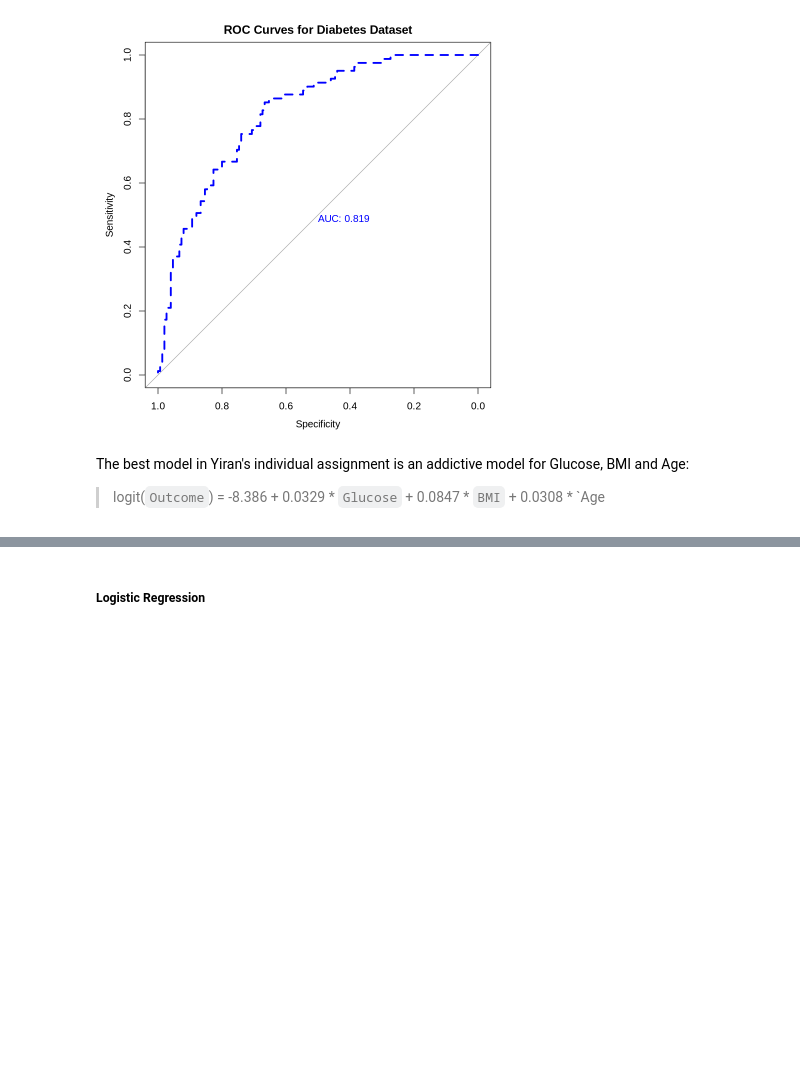
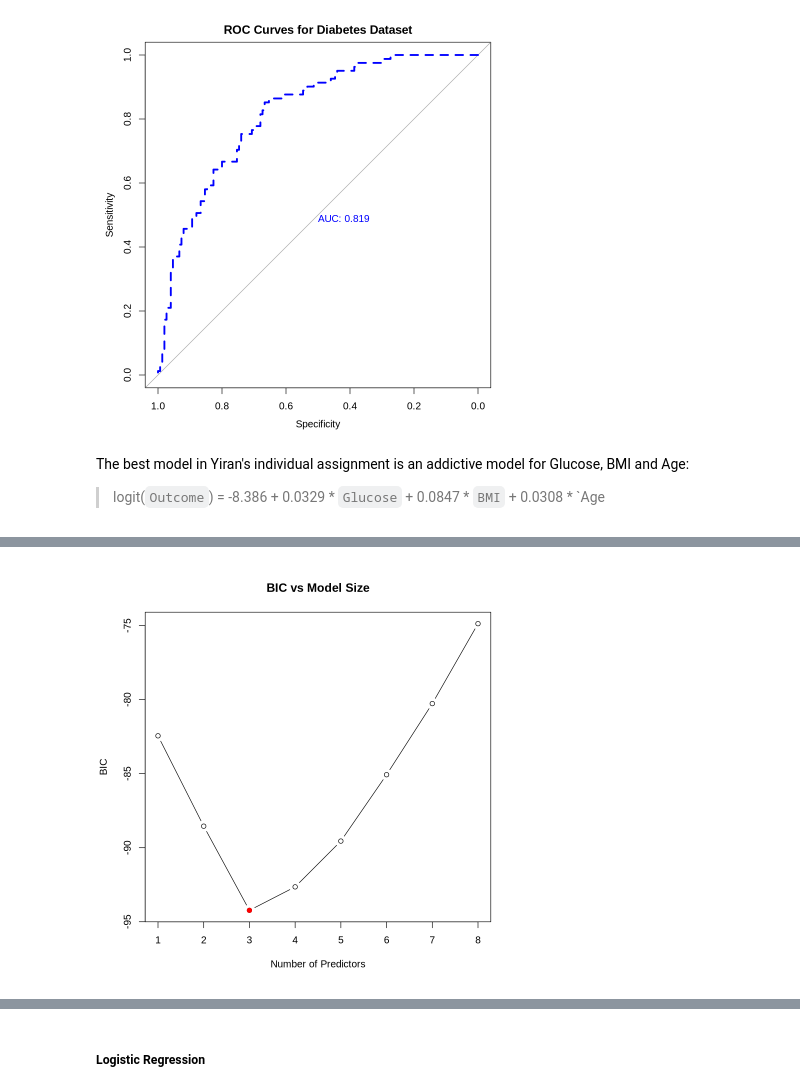
Before and after one commit to yoykyL/STAT301-Final-Report, a Jupyter notebook: Final_Report.ipynb, the cells around one changed output, grey strips where cells are left out. Saved outputs shown, nothing was run; the diff lists cells and outputs as text; code cells hidden in the pictures; blank space fills up the shorter version.

```diff
--- a/Final_Report.ipynb
+++ b/Final_Report.ipynb
@@ -244,0 +252,11 @@ The best model in Yiran's individual assignment is an addictive model for Glucos
+# %%
+train_index <- sample(1:nrow(scaled_data), 0.7 * nrow(scaled_data))
+train_data <- scaled_data[train_index, ]
+test_data <- scaled_data[-train_index, ]
+# %%
+subset_selection <- regsubsets(Outcome ~ .,
+                                data = train_data,
+                                method = "forward",
+                                nvmax = ncol(df) - 1)
+
+subset_summary <- summary(subset_selection)
@@ -244,0 +313,8 @@ The best model in Yiran's individual assignment is an addictive model for Glucos
+# %%
+plot(subset_summary$bic, type = "b",
+     xlab = "Number of Predictors",
+     ylab = "BIC",
+     main = "BIC vs Model Size")
+points(which.min(subset_summary$bic), min(subset_summary$bic), col = "red", pch = 19)
+# %% [output]
+[figure, added]
```
Also changed, not shown: parts of 12 cells of this notebook.
